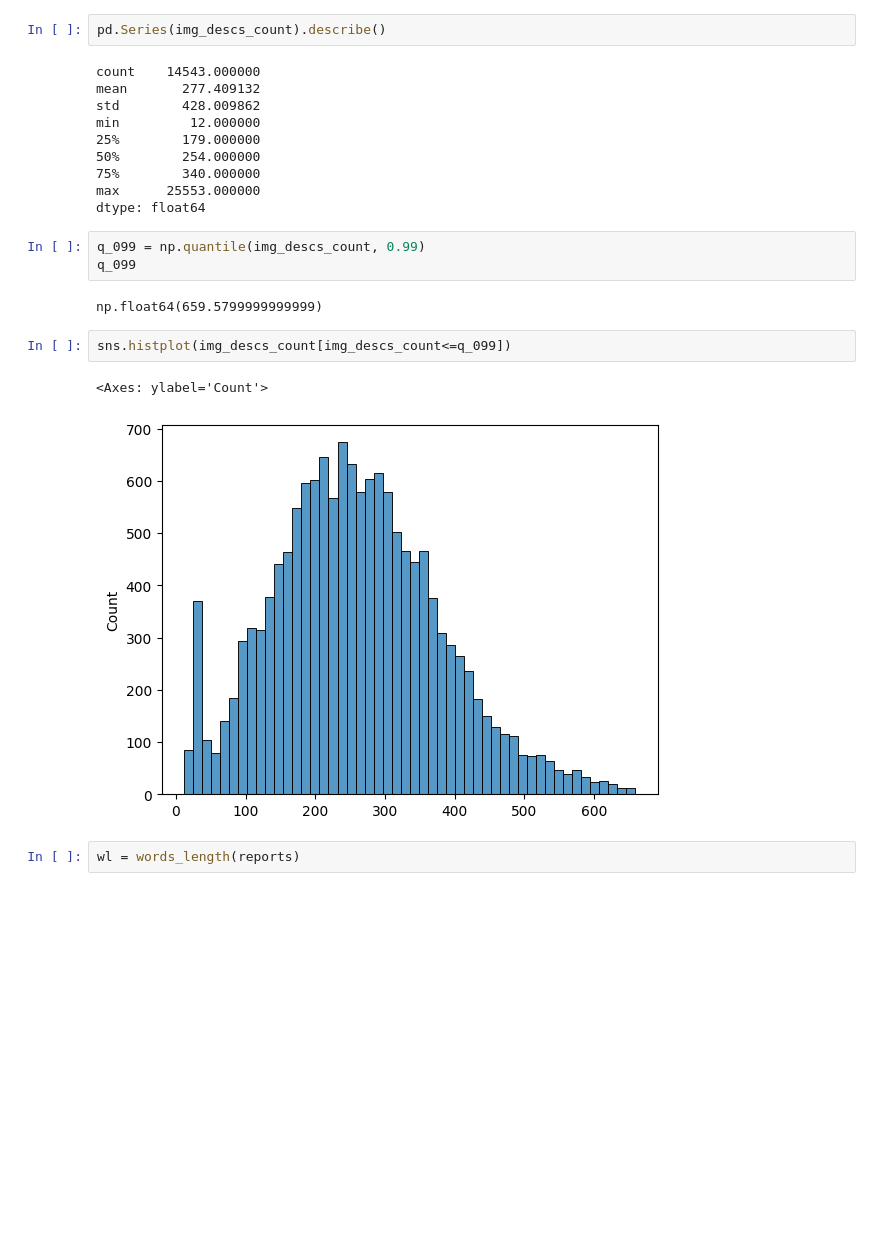
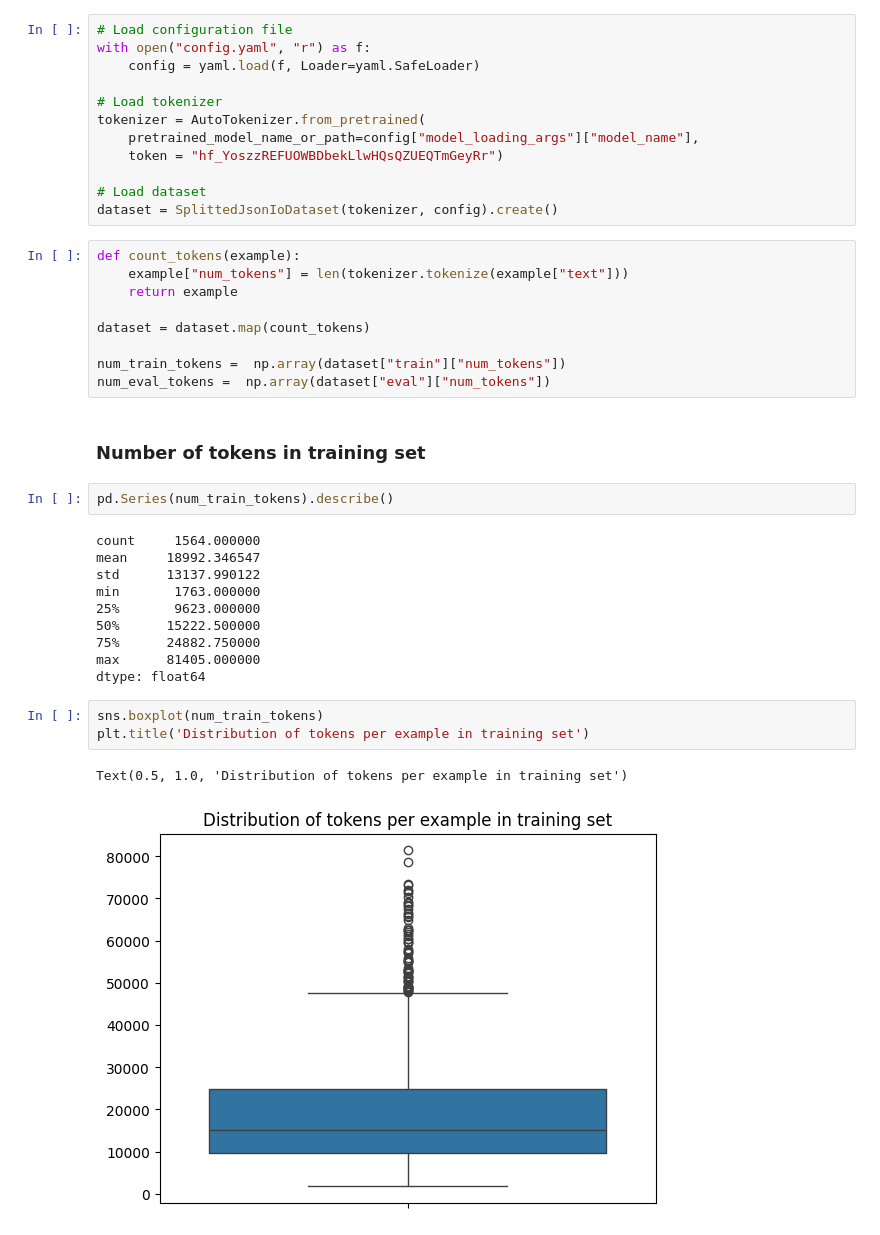
Before and after one commit to dim-eleftheriou/cti-model-training, a Jupyter notebook: eda.ipynb, the cells around one changed output. Saved outputs shown, nothing was run; the diff lists cells and outputs as text; blank space fills up the shorter version.

Commit message:
Update eda. Interesting only in token counts

```diff
--- a/eda.ipynb
+++ b/eda.ipynb
@@ -148,24 +9,41 @@ sns.histplot(img_descs_count)
+# %%
+# Load configuration file
+with open("config.yaml", "r") as f:
+    config = yaml.load(f, Loader=yaml.SafeLoader)
+
+# Load tokenizer
+tokenizer = AutoTokenizer.from_pretrained(
+    pretrained_model_name_or_path=config["model_loading_args"]["model_name"],
+    token = "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")
+
+# Load dataset
+dataset = SplittedJsonIoDataset(tokenizer, config).create()
+# %%
+def count_tokens(example):
+    example["num_tokens"] = len(tokenizer.tokenize(example["text"]))
+    return example
+
+dataset = dataset.map(count_tokens)
+
+num_train_tokens =  np.array(dataset["train"]["num_tokens"])
+num_eval_tokens =  np.array(dataset["eval"]["num_tokens"])
+# %% [markdown]
+### Number of tokens in training set
 # %%
-pd.Series(img_descs_count).describe()
+pd.Series(num_train_tokens).describe()
 # %% [output]
-count    14543.000000
-mean       277.409132
-std        428.009862
-min         12.000000
-25%        179.000000
-50%        254.000000
-75%        340.000000
-max      25553.000000
+count     1564.000000
+mean     18992.346547
+std      13137.990122
+min       1763.000000
+25%       9623.000000
+50%      15222.500000
+75%      24882.750000
+max      81405.000000
 dtype: float64
-# %%
-q_099 = np.quantile(img_descs_count, 0.99)
-q_099
-# %% [output]
-np.float64(659.5799999999999)
-# %%
-sns.histplot(img_descs_count[img_descs_count<=q_099])
-# %% [output]
-<Axes: ylabel='Count'>
-[figure, removed]
-# %%
-wl = words_length(reports)
+# %%
+sns.boxplot(num_train_tokens)
+plt.title('Distribution of tokens per example in training set')
+# %% [output]
+Text(0.5, 1.0, 'Distribution of tokens per example in training set')
+[figure, added]
```
Also changed, not shown: parts of 18 cells of this notebook, 1 other file.
